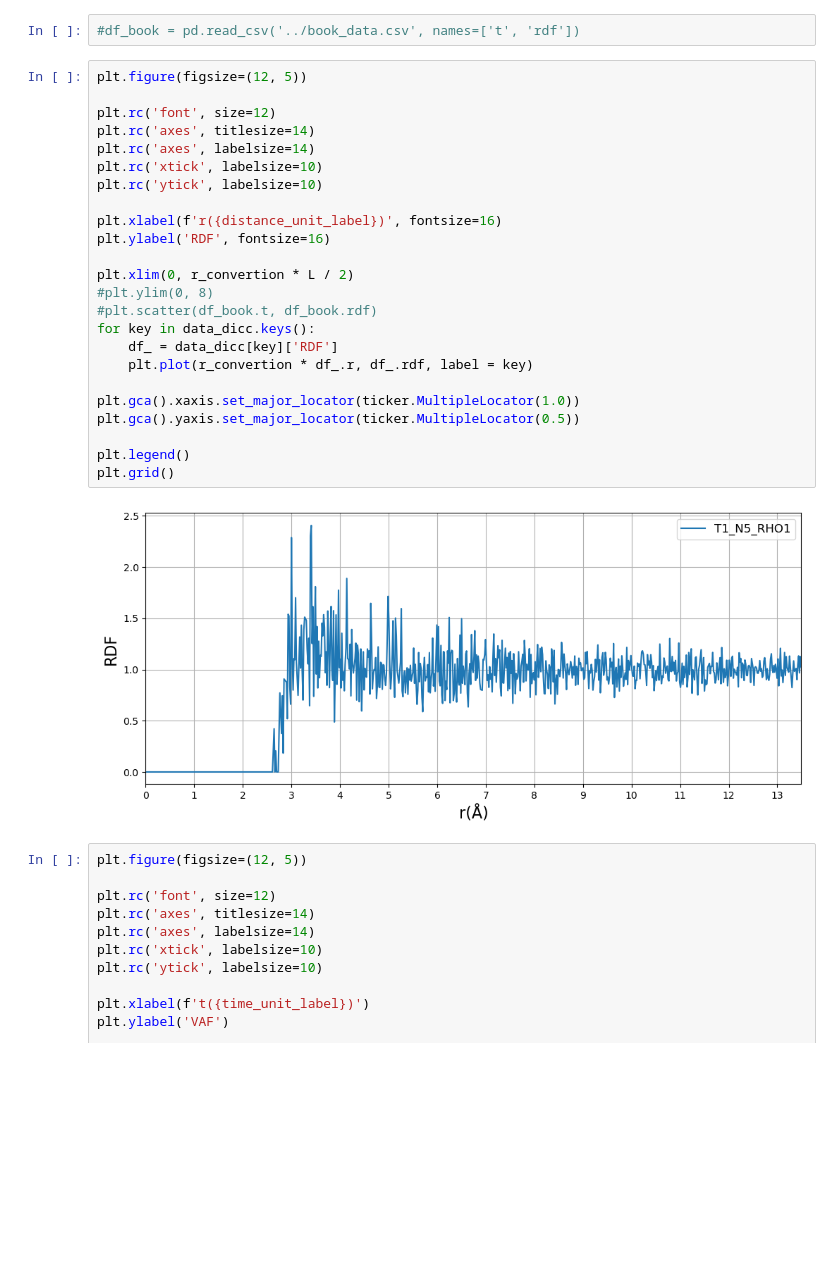
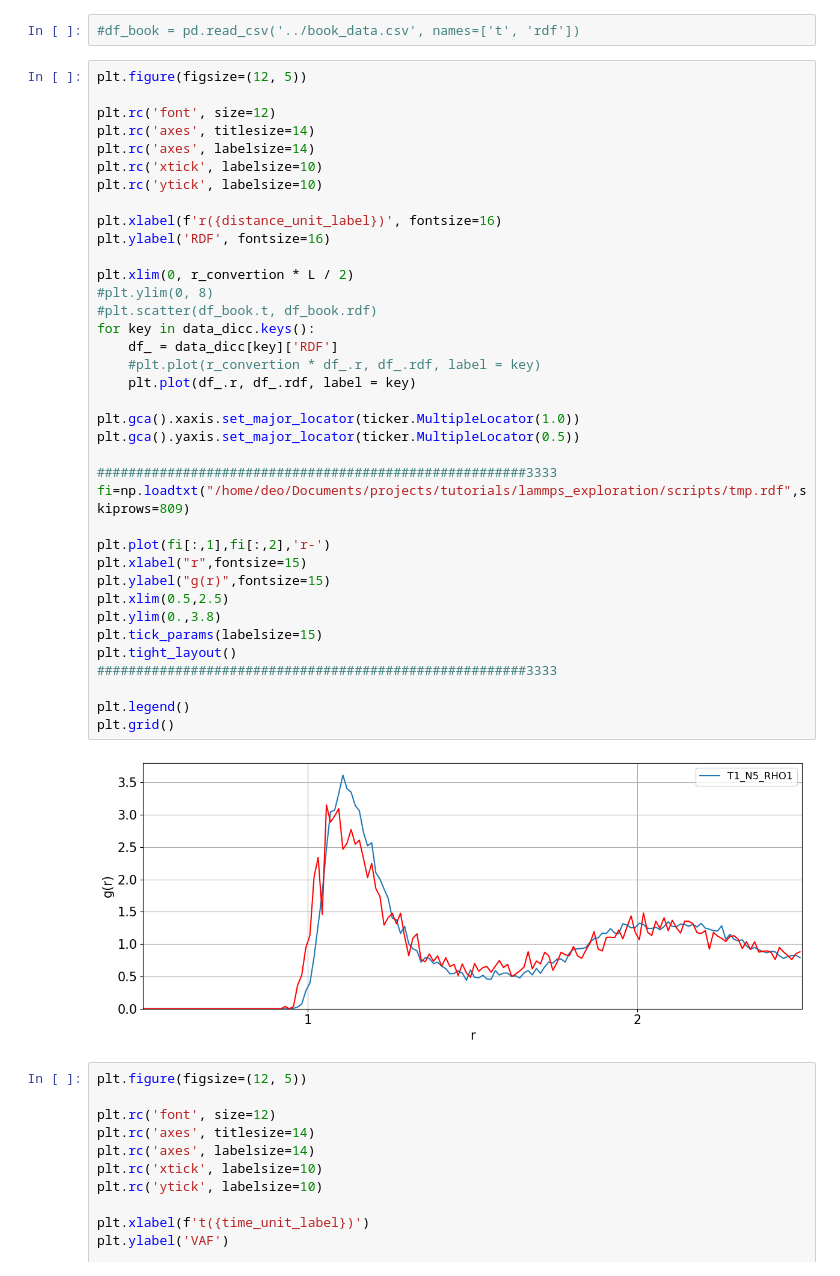
Before and after one commit to dvelozad/md_lennard_jones_cuda, a Jupyter notebook: postprocess/RDF.ipynb, the cells around one changed output. Cells and saved outputs as stored; diff of their text form; blank space fills up the shorter version.

Commit message:
fix : pending full agrreament with LAMMPS

```diff
--- a/postprocess/RDF.ipynb
+++ b/postprocess/RDF.ipynb
@@ -67,29 +67,42 @@ for rho__ in RHO_:
 # %%
 plt.figure(figsize=(12, 5))
 
 plt.rc('font', size=12)
 plt.rc('axes', titlesize=14)
 plt.rc('axes', labelsize=14)
 plt.rc('xtick', labelsize=10)
 plt.rc('ytick', labelsize=10)
 
 plt.xlabel(f'r({distance_unit_label})', fontsize=16)
 plt.ylabel('RDF', fontsize=16)
 
 plt.xlim(0, r_convertion * L / 2)
 #plt.ylim(0, 8)
 #plt.scatter(df_book.t, df_book.rdf)
 for key in data_dicc.keys():
     df_ = data_dicc[key]['RDF']
-    plt.plot(r_convertion * df_.r, df_.rdf, label = key)
+    #plt.plot(r_convertion * df_.r, df_.rdf, label = key)
+    plt.plot(df_.r, df_.rdf, label = key)
 
 plt.gca().xaxis.set_major_locator(ticker.MultipleLocator(1.0))
 plt.gca().yaxis.set_major_locator(ticker.MultipleLocator(0.5))
 
+#######################################################3333
+fi=np.loadtxt("/home/deo/Documents/projects/tutorials/lammps_exploration/scripts/tmp.rdf",skiprows=809)
+
+plt.plot(fi[:,1],fi[:,2],'r-')
+plt.xlabel("r",fontsize=15)
+plt.ylabel("g(r)",fontsize=15)
+plt.xlim(0.5,2.5)
+plt.ylim(0.,3.8)
+plt.tick_params(labelsize=15)
+plt.tight_layout()
+#######################################################3333
+
 plt.legend()
 plt.grid()
 # %% [output]
-[figure, old version]
+[figure, new version]
 # %%
 plt.figure(figsize=(12, 5))
 
```
Also changed, not shown: parts of 4 cells of this notebook, 29 other files.
